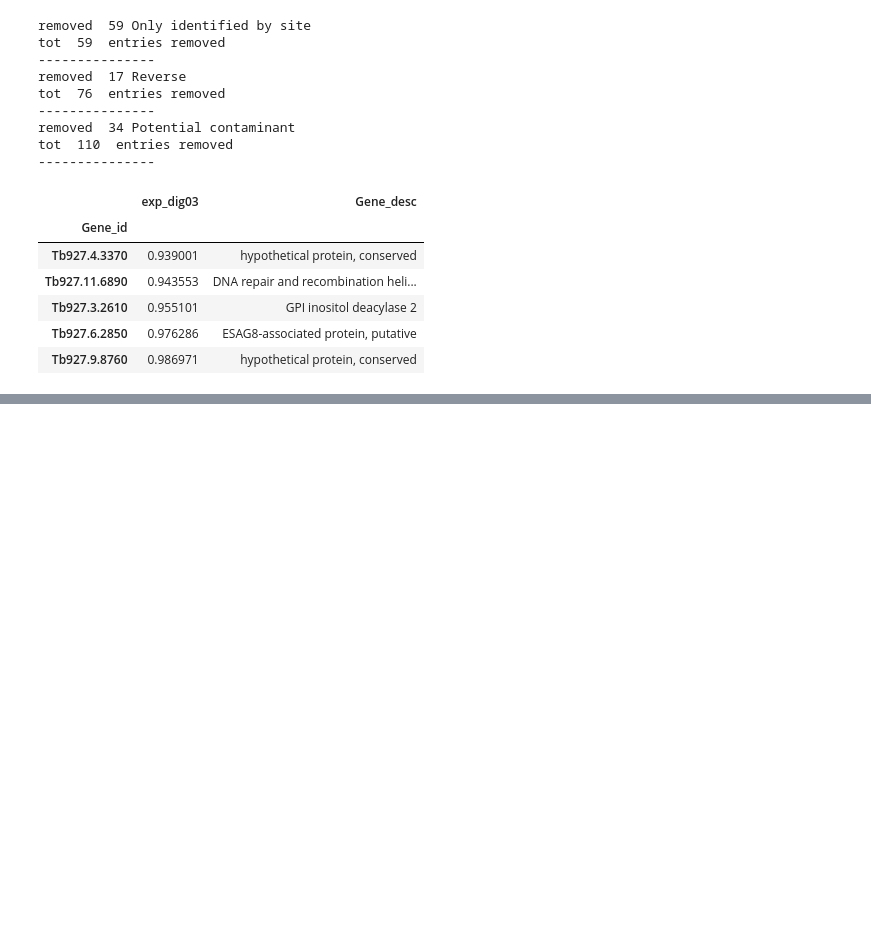
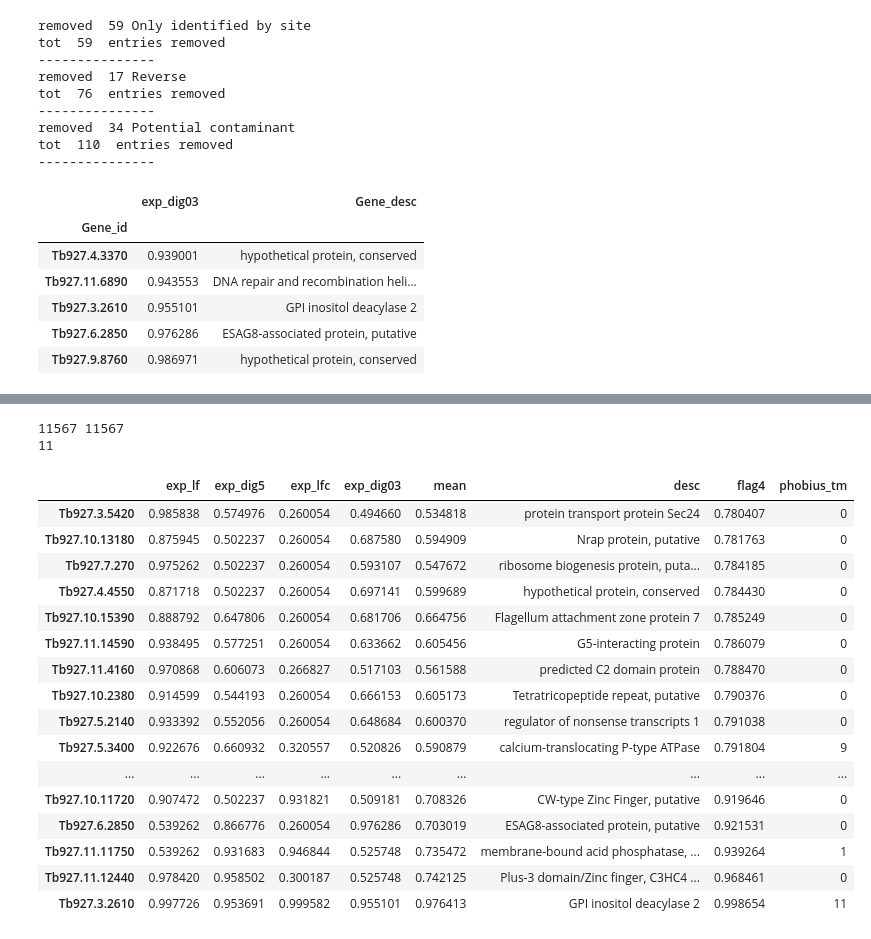
Before and after one commit to mtinti/zhe_analysis_01, a Jupyter notebook: analysis_all_Tb927.3.2610.ipynb, the cells around one changed output, grey strips where cells are left out. Cells and saved outputs as stored; diff of their text form; code cells hidden in the pictures; blank space fills up the shorter version.

Commit message:
analysis all add phobius

```diff
--- a/analysis_all_Tb927.3.2610.ipynb
+++ b/analysis_all_Tb927.3.2610.ipynb
@@ -296,0 +279,52 @@ df[df['mean']>0.1].sort_values('flag4',ascending=False).to_csv('all_experiments_
+# %%
+def parse_phobius(in_file='../phobius_prediction.txt'):
+    res_prot = []
+    res_counts = []
+    count = 0
+    for l in open(in_file):
+        if l.startswith('ID'):
+            res_prot.append(l.split()[-1].strip())
+        if 'TRANSMEM' in l:
+            count+=1
+        if l.startswith('//'):
+            res_counts.append(count)
+            count=0
+    return res_prot,res_counts
+
+res_prot,res_counts=parse_phobius(in_file='20180820 TbdeAc2 labeel free data-1/phobius_prediction.txt')
+print (len(res_prot),len(res_counts))
+tm_count_dict = dict(zip(res_prot,res_counts))
+print (tm_count_dict['Tb927.3.2610'])
+# %% [output]
+11567 11567
+11
+# %%
+#helper function to revert a protein id to a gene id
+def clean_id(temp_id):
+    temp_id = temp_id.split(':')[0].split('-')[0]
+    if temp_id.count('.')>=3:
+        temp_id = '.'.join(temp_id.split('.')[0:-1])
+    return temp_id
+
+df['phobius_tm']= [tm_count_dict[clean_id(n)] if clean_id(n) in tm_count_dict else 0 for n in df.index.values]
+# %%
+cols = ['exp_lf','exp_dig5','exp_lfc','exp_dig03','mean','desc','flag4','phobius_tm']
+df[df['mean']>0.1][cols].sort_values('flag4').tail(50)
+# %% [output]
+|  | exp_lf | exp_dig5 | exp_lfc | exp_dig03 | mean | desc | flag4 | phobius_tm |
+| Tb927.3.5420 | 0.985838 | 0.574976 | 0.260054 | 0.494660 | 0.534818 | protein transport protein Sec24 | 0.780407 | 0 |
+| Tb927.10.13180 | 0.875945 | 0.502237 | 0.260054 | 0.687580 | 0.594909 | Nrap protein, putative | 0.781763 | 0 |
+| Tb927.7.270 | 0.975262 | 0.502237 | 0.260054 | 0.593107 | 0.547672 | ribosome biogenesis protein, puta... | 0.784185 | 0 |
+| Tb927.4.4550 | 0.871718 | 0.502237 | 0.260054 | 0.697141 | 0.599689 | hypothetical protein, conserved | 0.784430 | 0 |
+| Tb927.10.15390 | 0.888792 | 0.647806 | 0.260054 | 0.681706 | 0.664756 | Flagellum attachment zone protein 7 | 0.785249 | 0 |
+| Tb927.11.14590 | 0.938495 | 0.577251 | 0.260054 | 0.633662 | 0.605456 | G5-interacting protein | 0.786079 | 0 |
+| Tb927.11.4160 | 0.970868 | 0.606073 | 0.266827 | 0.517103 | 0.561588 | predicted C2 domain protein | 0.788470 | 0 |
+| Tb927.10.2380 | 0.914599 | 0.544193 | 0.260054 | 0.666153 | 0.605173 | Tetratricopeptide repeat, putative | 0.790376 | 0 |
+| Tb927.5.2140 | 0.933392 | 0.552056 | 0.260054 | 0.648684 | 0.600370 | regulator of nonsense transcripts 1 | 0.791038 | 0 |
+| Tb927.5.3400 | 0.922676 | 0.660932 | 0.320557 | 0.520826 | 0.590879 | calcium-translocating P-type ATPase | 0.791804 | 9 |
+| ... | ... | ... | ... | ... | ... | ... | ... | ... |
+| Tb927.10.11720 | 0.907472 | 0.502237 | 0.931821 | 0.509181 | 0.708326 | CW-type Zinc Finger, putative | 0.919646 | 0 |
+| Tb927.6.2850 | 0.539262 | 0.866776 | 0.260054 | 0.976286 | 0.703019 | ESAG8-associated protein, putative | 0.921531 | 0 |
+| Tb927.11.11750 | 0.539262 | 0.931683 | 0.946844 | 0.525748 | 0.735472 | membrane-bound acid phosphatase, ... | 0.939264 | 1 |
+| Tb927.11.12440 | 0.978420 | 0.958502 | 0.300187 | 0.525748 | 0.742125 | Plus-3 domain/Zinc finger, C3HC4 ... | 0.968461 | 0 |
+| Tb927.3.2610 | 0.997726 | 0.953691 | 0.999582 | 0.955101 | 0.976413 | GPI inositol deacylase 2 | 0.998654 | 11 |
```
Also changed, not shown: parts of 2 cells of this notebook.
